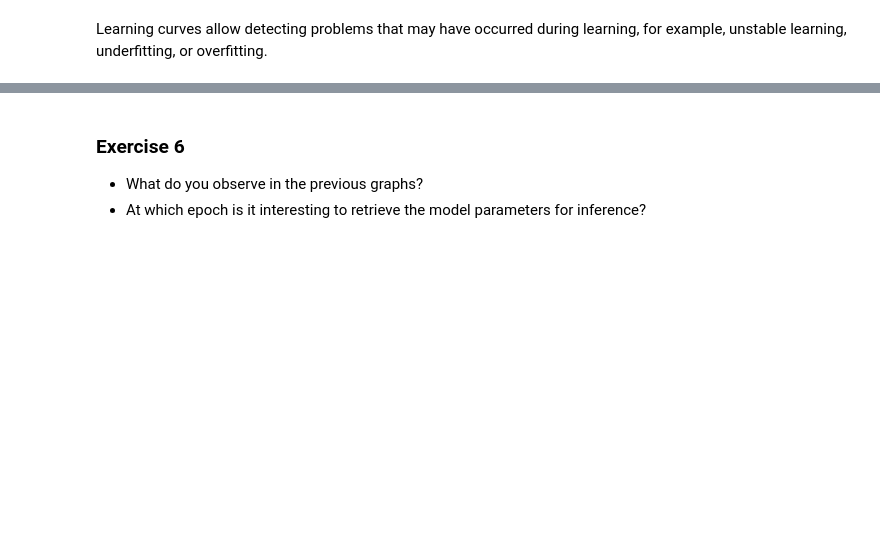
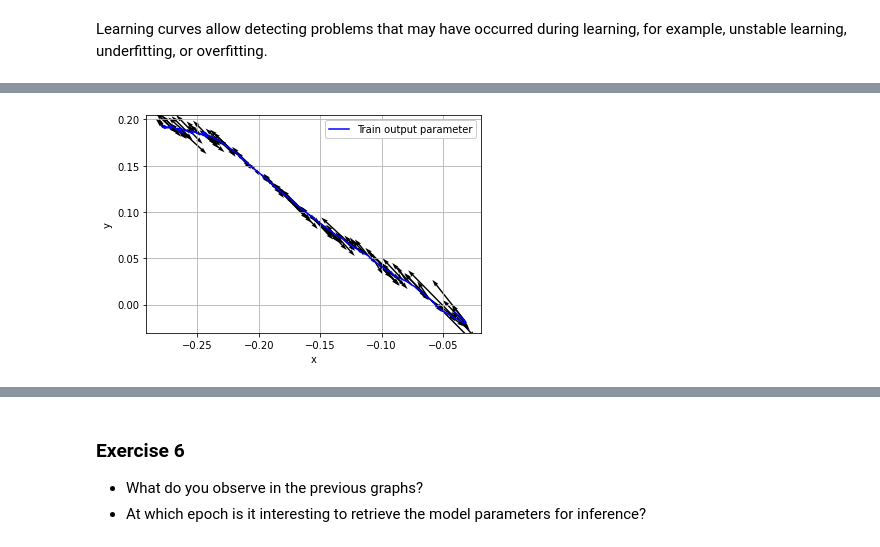
Before and after one commit to delemarchand2020/IVADO_MILA_DL, a Jupyter notebook: week2_tutorial_denis_lemarchand.ipynb, the cells around one changed output, grey strips where cells are left out. Saved outputs shown, nothing was run; the diff lists cells and outputs as text; code cells hidden in the pictures; blank space fills up the shorter version.

```diff
--- a/week2_tutorial_denis_lemarchand.ipynb
+++ b/week2_tutorial_denis_lemarchand.ipynb
@@ -892,0 +901,15 @@ leg.get_frame().set_alpha(0.99)
+# %%
+x = [item[0] for item in train_params]
+y = [item[1] for item in train_params]
+u = [item[0] for item in train_grads]
+v = [item[1] for item in train_grads]
+
+plt.quiver(x,y,u,v)
+plt.plot(x, y, 'b', label="Train output parameter")
+plt.xlabel('x')
+plt.ylabel('y')
+plt.grid()
+leg = plt.legend(loc='best')
+leg.get_frame().set_alpha(0.99)
+# %% [output]
+[figure, added]
```
Also changed, not shown: parts of 14 cells of this notebook.
